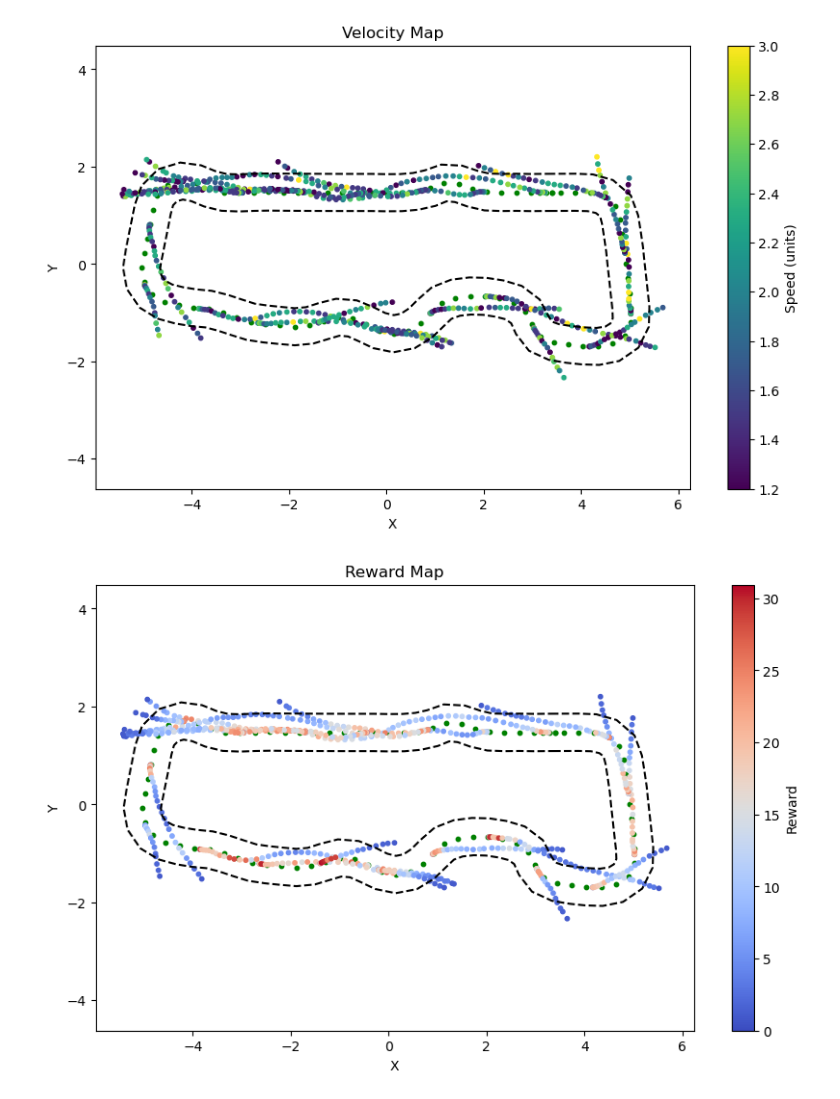
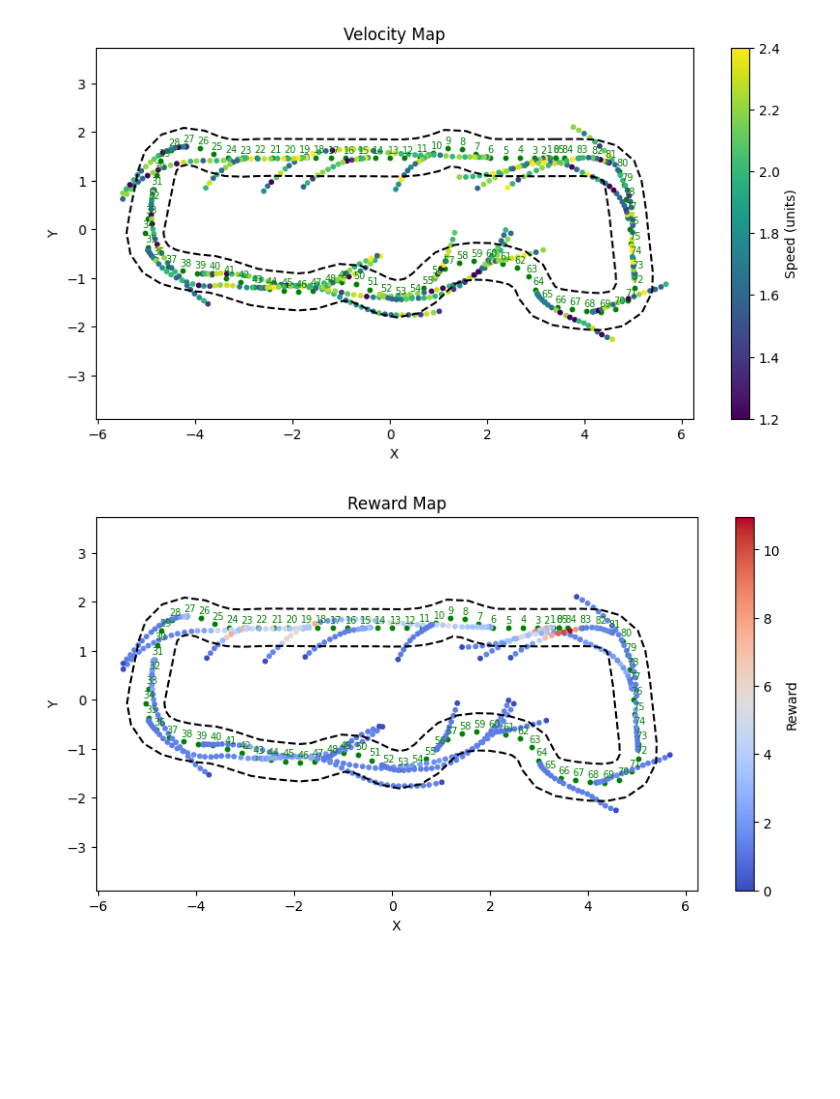
Before and after one commit to nachtdenkerr/42Horsepower, a Jupyter notebook: analysis.ipynb, the cells around one changed output. Drawn from its saved outputs; the diff is of its cells as text; code cells hidden in the pictures; blank space fills up the shorter version.

Commit message:
addition: optimized reward function, training and eval logs

```diff
--- a/analysis.ipynb
+++ b/analysis.ipynb
@@ -13,12 +13,12 @@ from shapely.geometry.polygon import LinearRing, LineString
 # %%
 # --- Load CSV and track .npy file---
 # replace main_dir with github repo directory
-main_dir = "/Users/johannmai/Desktop/Nga/42Horsepower"
+main_dir = "."
 track_dir = "tracks"
 eval_log_dir = os.path.join(main_dir, "eval_log/")
 training_log_dir = os.path.join(main_dir, "training_log/")
 #data from csv
-df = pd.read_csv(os.path.join(training_log_dir, "test1_racer2/sim-trace/training/training-simtrace/3-iteration.csv"))
+df = pd.read_csv(os.path.join(training_log_dir, "optimized_clone/sim-trace/training/training-simtrace/8-iteration.csv"))
 
 #track waypoints
 track_file = os.path.join(main_dir, track_dir, "2024_reinvent_champ_ccw.npy")
@@ -117,17 +117,17 @@ TypeError: plot_track() missing 2 required positional arguments: 'inner_border'
 # %%
 # --- 3. Velocity Map ---
-fig, ax = plot_track(track_file)
+fig, ax = plot_track(center_line, inner_border, outer_border, True, True)
 sc = ax.scatter(df["X"], df["Y"], c=df["speed"], cmap="viridis", s=10)
 fig.colorbar(sc, label="Speed (units)")
 plt.title("Velocity Map")
 plt.xlabel("X")
 plt.ylabel("Y")
 plt.show()
 # %% [output]
-[figure, old version]
+[figure, new version]
 # %%
 # --- 4. Reward Map ---
-fig, ax = plot_track(track_file)
+fig, ax = plot_track(center_line, inner_border, outer_border, True, True)
 sc = ax.scatter(df["X"], df["Y"], c=df["reward"], cmap="coolwarm", s=10)
 fig.colorbar(sc, label="Reward")
 plt.title("Reward Map")
@@ -136,7 +136,7 @@ plt.ylabel("Y")
 plt.axis("equal")
 plt.show()
 # %% [output]
-[figure, old version]
+[figure, new version]
 # %%
 # =======================================
 # 5. Steering Angle Map
```
Also changed, not shown: parts of 5 cells of this notebook, 16 other files.
